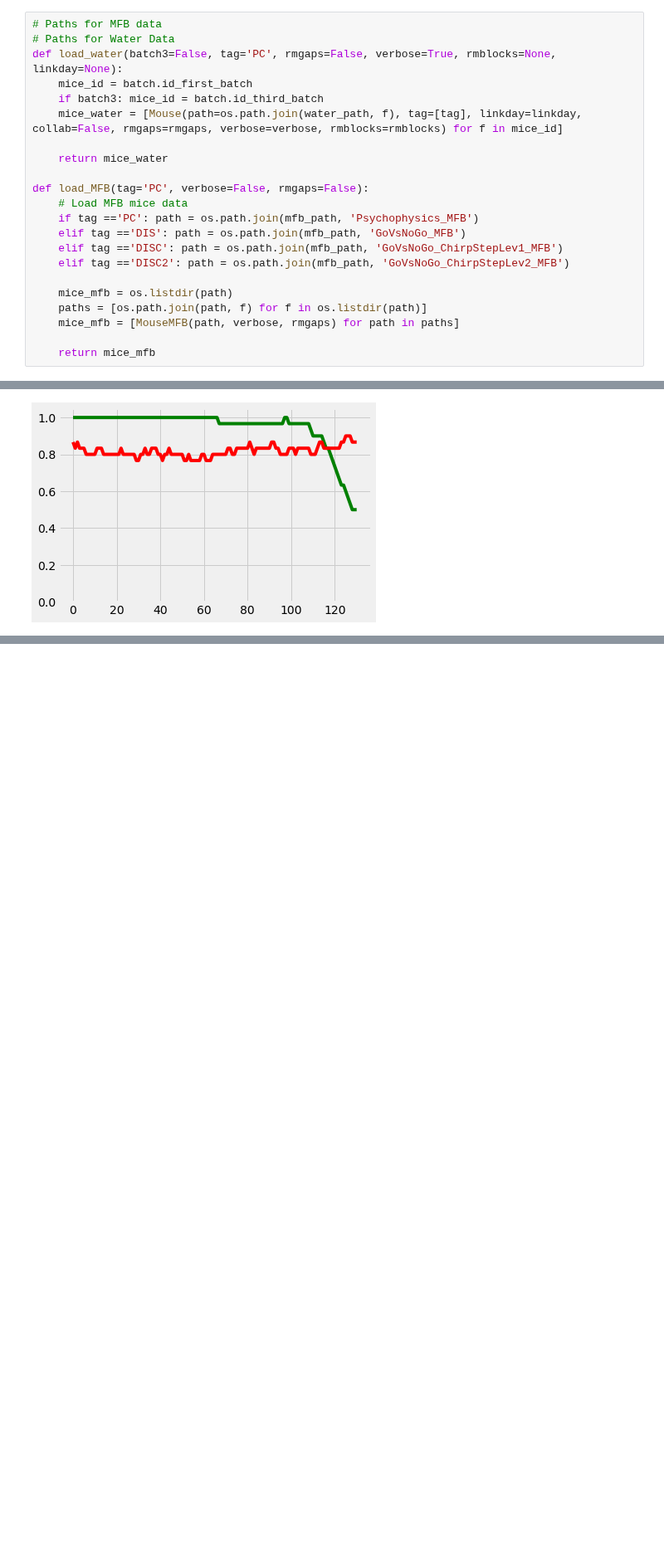
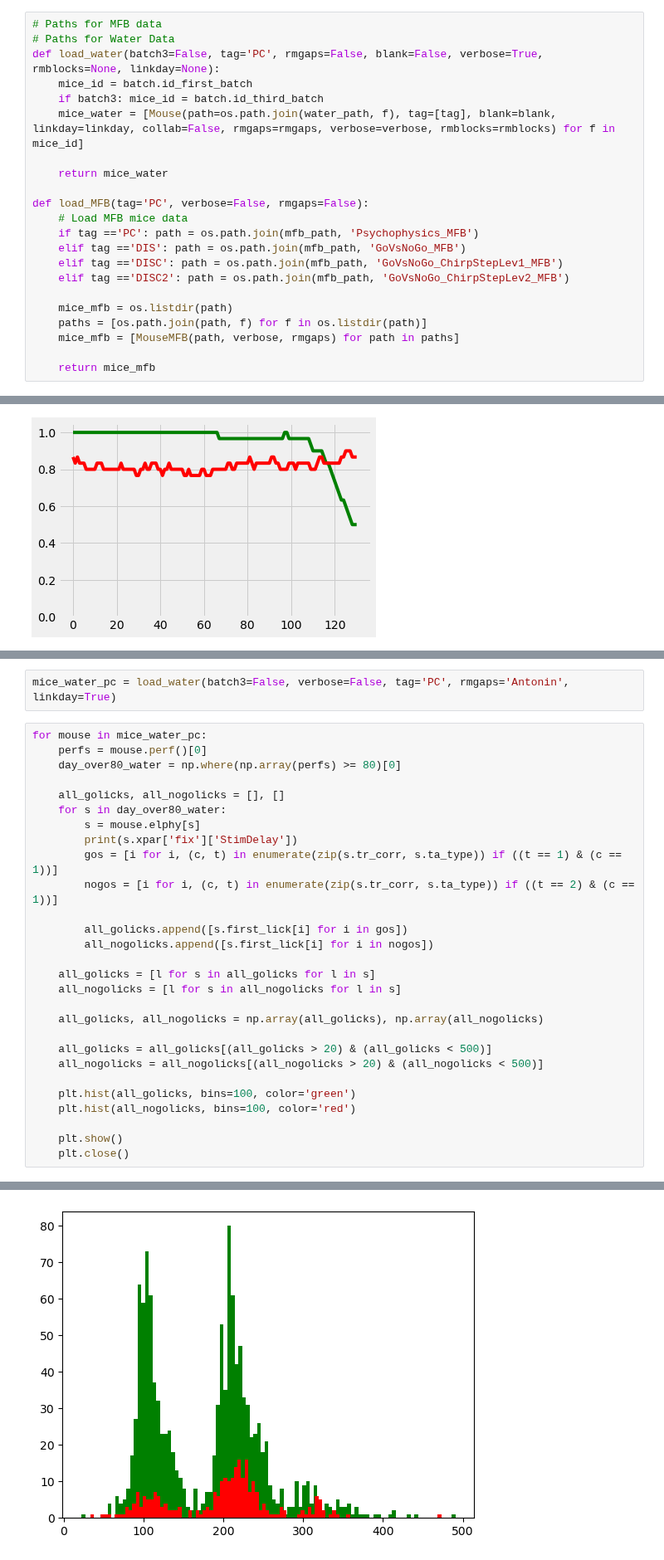
Before and after one commit to AntoninVerdier/Utilities, a Jupyter notebook: Elphy_Analysis/MFB_Figures.ipynb, the cells around one changed output, grey strips where cells are left out. Shown at 83% size. Saved outputs shown, nothing was run; the diff lists cells and outputs as text; blank space fills up the shorter version.

```diff
--- a/Elphy_Analysis/MFB_Figures.ipynb
+++ b/Elphy_Analysis/MFB_Figures.ipynb
@@ -114,10 +114,10 @@ class MouseMFB(object):
 # %%
 # Paths for MFB data
 # Paths for Water Data
-def load_water(batch3=False, tag='PC', rmgaps=False, verbose=True, rmblocks=None, linkday=None):
+def load_water(batch3=False, tag='PC', rmgaps=False, blank=False, verbose=True, rmblocks=None, linkday=None):
     mice_id = batch.id_first_batch
     if batch3: mice_id = batch.id_third_batch
-    mice_water = [Mouse(path=os.path.join(water_path, f), tag=[tag], linkday=linkday, collab=False, rmgaps=rmgaps, verbose=verbose, rmblocks=rmblocks) for f in mice_id]
+    mice_water = [Mouse(path=os.path.join(water_path, f), tag=[tag], blank=blank, linkday=linkday, collab=False, rmgaps=rmgaps, verbose=verbose, rmblocks=rmblocks) for f in mice_id]
 
     return mice_water
 
@@ -697,0 +698,31 @@ plt.show()
+# %%
+mice_water_pc = load_water(batch3=False, verbose=False, tag='PC', rmgaps='Antonin', linkday=True)
+# %%
+for mouse in mice_water_pc:
+    perfs = mouse.perf()[0]
+    day_over80_water = np.where(np.array(perfs) >= 80)[0]
+
+    all_golicks, all_nogolicks = [], []
+    for s in day_over80_water:
+        s = mouse.elphy[s]
+        print(s.xpar['fix']['StimDelay'])
+        gos = [i for i, (c, t) in enumerate(zip(s.tr_corr, s.ta_type)) if ((t == 1) & (c == 1))]
+        nogos = [i for i, (c, t) in enumerate(zip(s.tr_corr, s.ta_type)) if ((t == 2) & (c == 1))]
+
+        all_golicks.append([s.first_lick[i] for i in gos])
+        all_nogolicks.append([s.first_lick[i] for i in nogos])
+
+    all_golicks = [l for s in all_golicks for l in s]
+    all_nogolicks = [l for s in all_nogolicks for l in s]
+
+    all_golicks, all_nogolicks = np.array(all_golicks), np.array(all_nogolicks)
+
+    all_golicks = all_golicks[(all_golicks > 20) & (all_golicks < 500)]
+    all_nogolicks = all_nogolicks[(all_nogolicks > 20) & (all_nogolicks < 500)]
+
+    plt.hist(all_golicks, bins=100, color='green')
+    plt.hist(all_nogolicks, bins=100, color='red')
+
+    plt.show()
+    plt.close()
+# %% [output]
@@ -697,0 +737 @@ plt.show()
+[figure, added]
```
Also changed, not shown: parts of 2 cells of this notebook, 1 other file.
